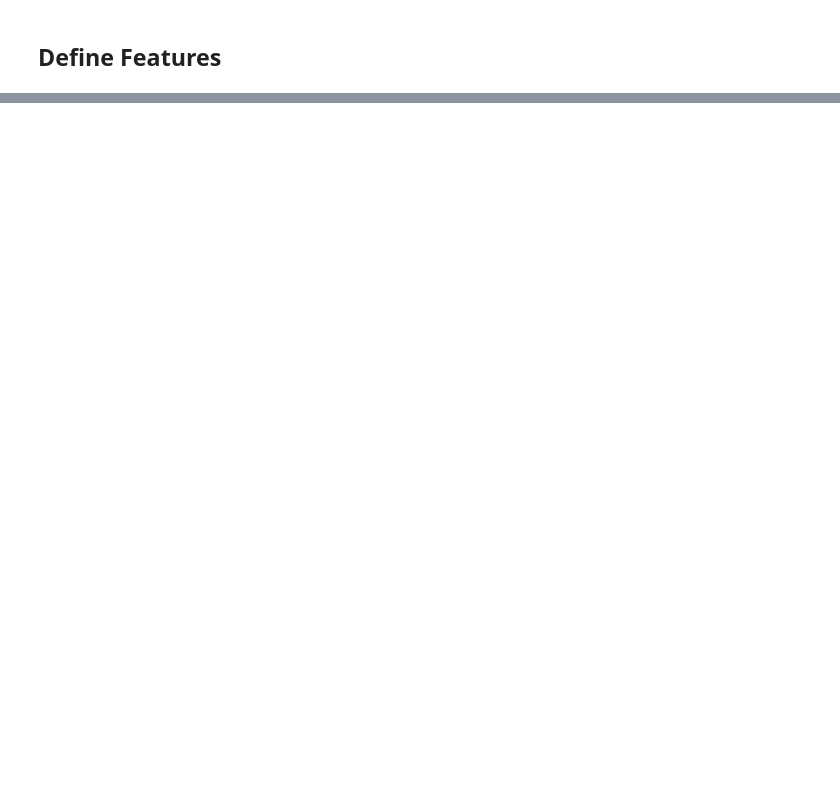
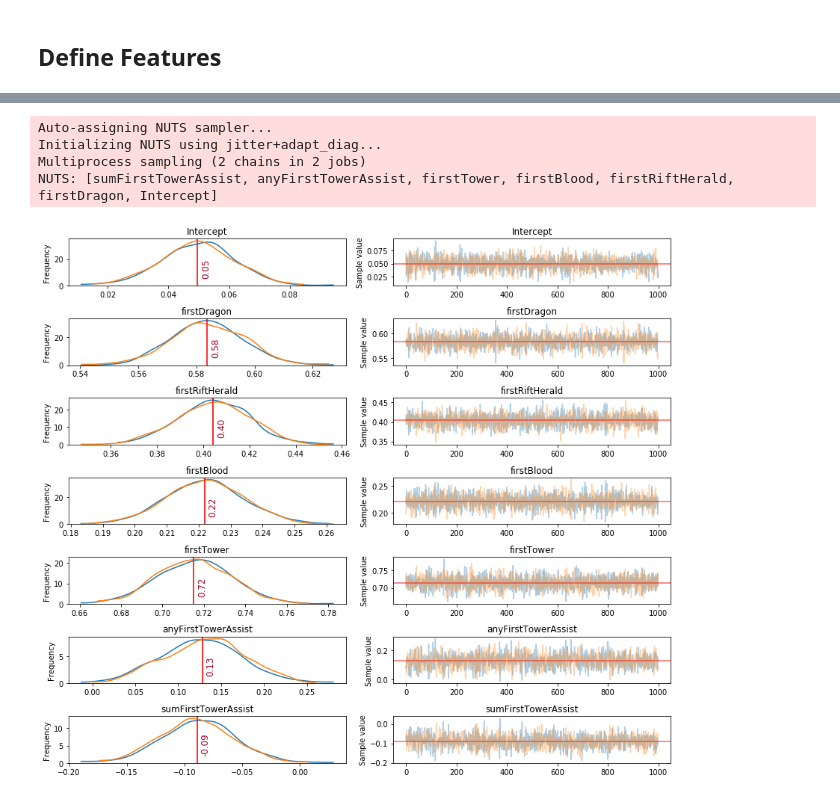
Before and after one commit to radmerti/notebooks, a Jupyter notebook: code/lol-win-factors.ipynb, the cells around one changed output, grey strips where cells are left out. Drawn from its saved outputs; the diff is of its cells as text; code cells hidden in the pictures; blank space fills up the shorter version.

Commit message:
Updated league of legends win early objectives as win factors notebook.

```diff
--- a/code/lol-win-factors.ipynb
+++ b/code/lol-win-factors.ipynb
@@ -168,0 +124,2 @@ data
+# %%
+data = data[:][((data['firstBlood'] != 0) | (data['firstTower'] != 0))].copy()
@@ -168,0 +128,8 @@ data
+# %%
+drop_columns = []
+for f, _, _ in features:
+    if (data[f] == data[f][0]).all():
+        drop_columns.append(f)
+
+data = data[tuple(f for f, _, _ in features if f not in drop_columns)].copy()
+features = tuple(f for f in features if f[0] not in drop_columns)
@@ -168,0 +168,31 @@ data
+# %%
+with pm.Model() as logistic_model:
+    pm.glm.GLM.from_formula(
+        'redWin ~ firstDragon + firstRiftHerald + firstBlood + firstTower + anyFirstTowerAssist + sumFirstTowerAssist',
+        data,
+        family=pm.glm.families.Binomial()
+    )
+    trace_logistic_model = pm.sample(2000, chains=None, tune=1000)
+# %% [output]
+Auto-assigning NUTS sampler...
+Initializing NUTS using jitter+adapt_diag...
+Multiprocess sampling (2 chains in 2 jobs)
+NUTS: [sumFirstTowerAssist, anyFirstTowerAssist, firstTower, firstBlood, firstRiftHerald, firstDragon, Intercept]
+# %%
+def plot_traces(traces, retain=1000):
+    '''
+    Convenience function:
+    Plot traces with overlaid means and values
+    '''
+
+    ax = pm.traceplot(traces[-retain:], figsize=(12,len(traces.varnames)*1.5),
+        lines={k: v['mean'] for k, v in pm.summary(traces[-retain:]).iterrows()})
+
+    for i, mn in enumerate(pm.summary(traces[-retain:])['mean']):
+        ax[i,0].annotate('{:.2f}'.format(mn), xy=(mn,0), xycoords='data'
+                    ,xytext=(5,10), textcoords='offset points', rotation=90
+                    ,va='bottom', fontsize='large', color='#AA0022')
+
+plot_traces(trace_logistic_model, retain=1000)
+# %% [output]
+[figure, added]
```
Also changed, not shown: parts of 15 cells of this notebook.
